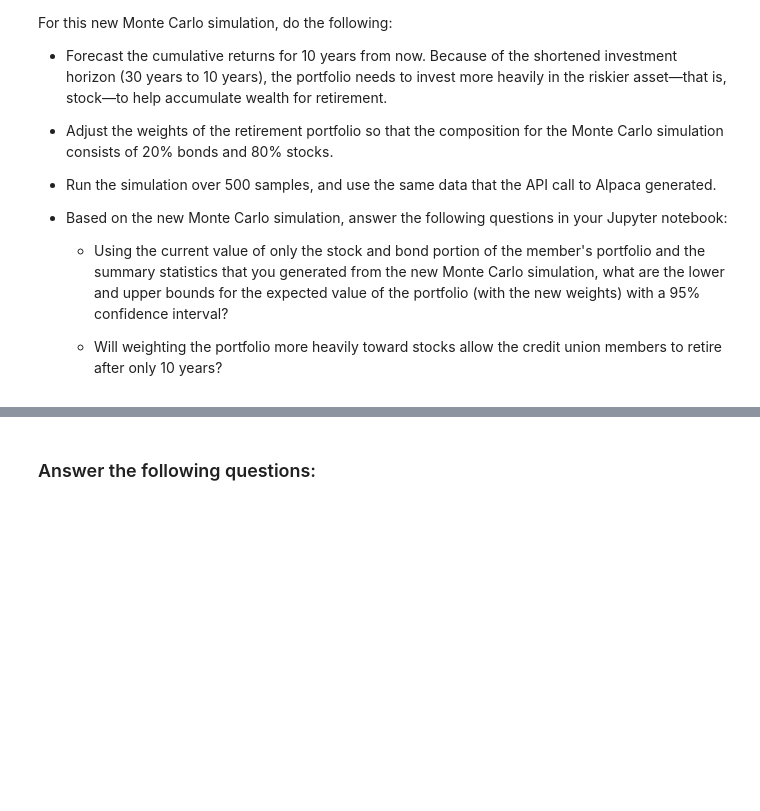
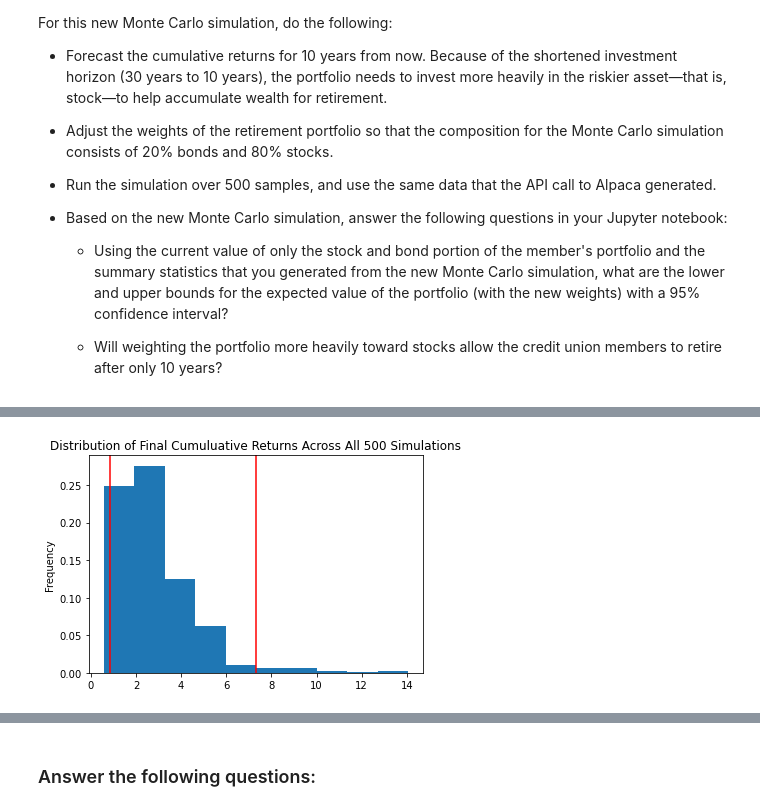
Before and after one commit to MC-Stream/The-Silver-Room, a Jupyter notebook: Module5-C/Starter_Code/financial_planning_tools.ipynb, the cells around one changed output, grey strips where cells are left out. Saved outputs shown, nothing was run; the diff lists cells and outputs as text; code cells hidden in the pictures; blank space fills up the shorter version.

```diff
--- a/Module5-C/Starter_Code/financial_planning_tools.ipynb
+++ b/Module5-C/Starter_Code/financial_planning_tools.ipynb
@@ -633,7 +674,9 @@ warnings.filterwarnings('default')
 # %%
 # Visualize the probability distribution of the 10-year Monte Carlo simulation
 # by plotting a histogram
-# YOUR CODE HERE
+MC_10year_dist_plot = MC_tenyear.plot_distribution()
+# %% [output]
+[figure, added]
 # %%
 # Generate summary statistics from the 10-year Monte Carlo simulation results
 # Save the results as a variable
```
Also changed, not shown: parts of 10 cells of this notebook.
